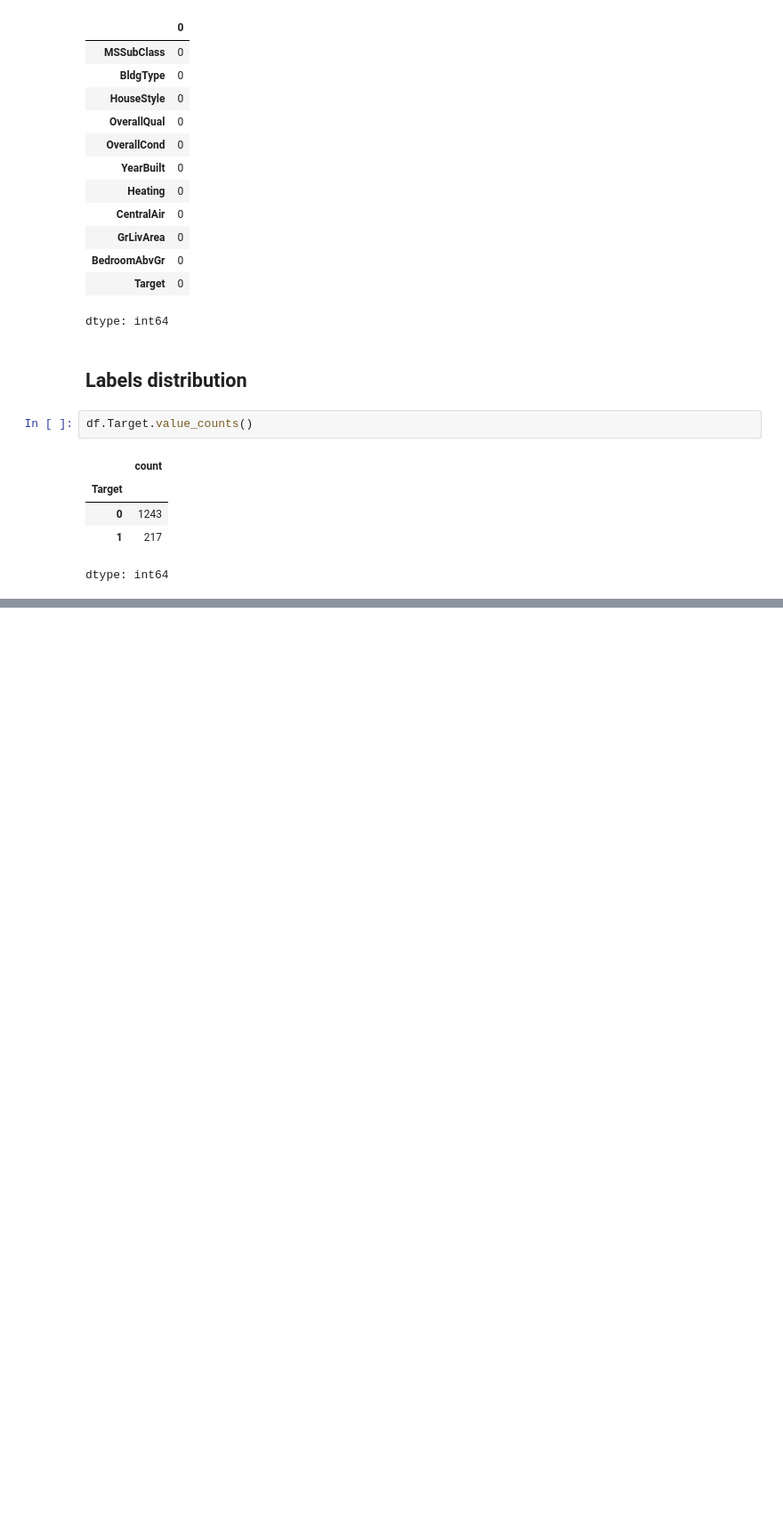
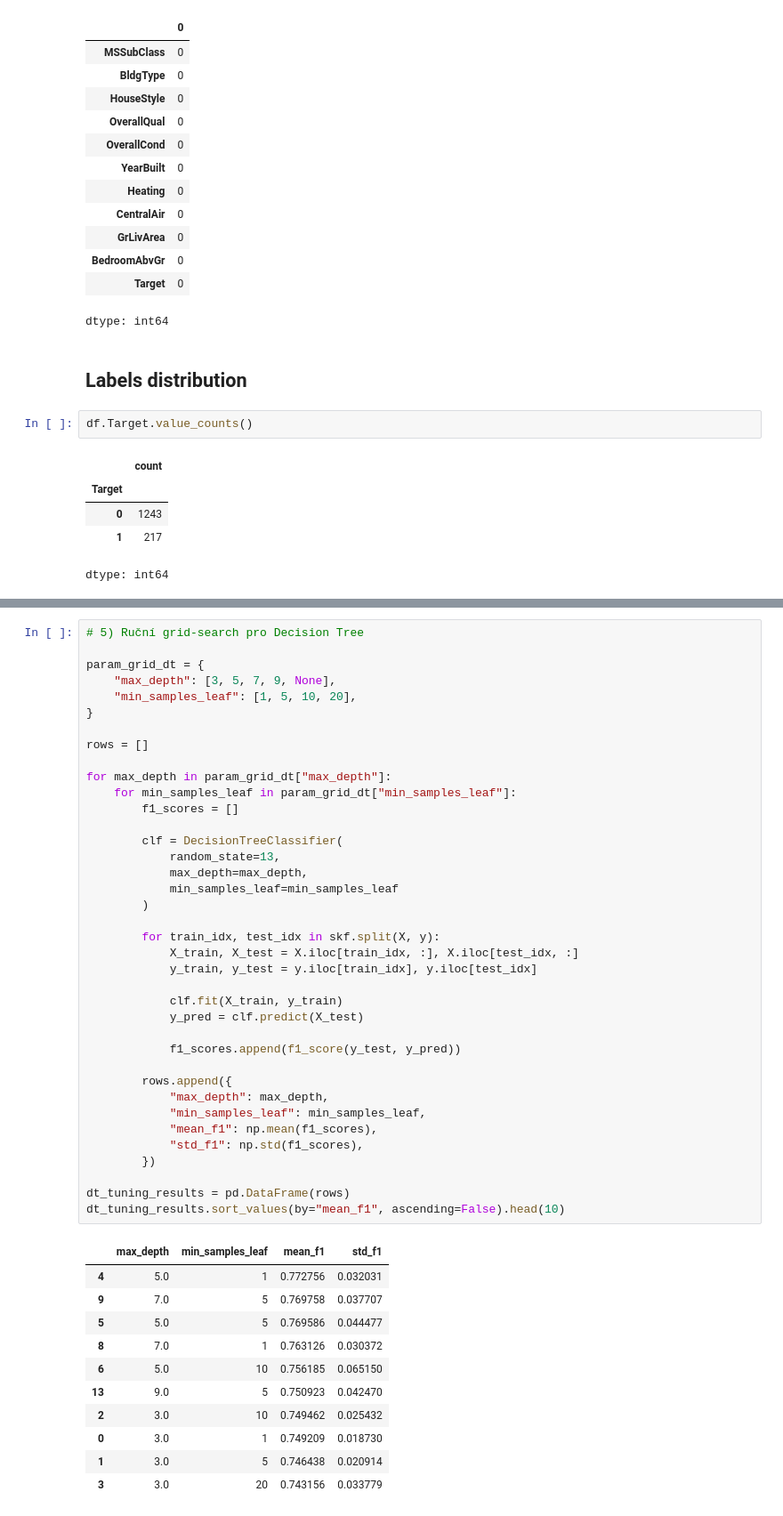
Before and after one commit to DastanJin/ZSU, a Jupyter notebook: fml_09.ipynb, the cells around one changed output, grey strips where cells are left out. Shown at 89% size. Cells and saved outputs as stored; diff of their text form; blank space fills up the shorter version.

```diff
--- a/fml_09.ipynb
+++ b/fml_09.ipynb
@@ -181,0 +370,50 @@ Complete the following tasks:
+# %%
+# 5) Ruční grid-search pro Decision Tree
+
+param_grid_dt = {
+    "max_depth": [3, 5, 7, 9, None],
+    "min_samples_leaf": [1, 5, 10, 20],
+}
+
+rows = []
+
+for max_depth in param_grid_dt["max_depth"]:
+    for min_samples_leaf in param_grid_dt["min_samples_leaf"]:
+        f1_scores = []
+
+        clf = DecisionTreeClassifier(
+            random_state=13,
+            max_depth=max_depth,
+            min_samples_leaf=min_samples_leaf
+        )
+
+        for train_idx, test_idx in skf.split(X, y):
+            X_train, X_test = X.iloc[train_idx, :], X.iloc[test_idx, :]
+            y_train, y_test = y.iloc[train_idx], y.iloc[test_idx]
+
+            clf.fit(X_train, y_train)
+            y_pred = clf.predict(X_test)
+
+            f1_scores.append(f1_score(y_test, y_pred))
+
+        rows.append({
+            "max_depth": max_depth,
+            "min_samples_leaf": min_samples_leaf,
+            "mean_f1": np.mean(f1_scores),
+            "std_f1": np.std(f1_scores),
+        })
+
+dt_tuning_results = pd.DataFrame(rows)
+dt_tuning_results.sort_values(by="mean_f1", ascending=False).head(10)
+# %% [output]
+|  | max_depth | min_samples_leaf | mean_f1 | std_f1 |
+| 4 | 5.0 | 1 | 0.772756 | 0.032031 |
+| 9 | 7.0 | 5 | 0.769758 | 0.037707 |
+| 5 | 5.0 | 5 | 0.769586 | 0.044477 |
+| 8 | 7.0 | 1 | 0.763126 | 0.030372 |
+| 6 | 5.0 | 10 | 0.756185 | 0.065150 |
+| 13 | 9.0 | 5 | 0.750923 | 0.042470 |
+| 2 | 3.0 | 10 | 0.749462 | 0.025432 |
+| 0 | 3.0 | 1 | 0.749209 | 0.018730 |
+| 1 | 3.0 | 5 | 0.746438 | 0.020914 |
+| 3 | 3.0 | 20 | 0.743156 | 0.033779 |
```
Also changed, not shown: parts of 12 cells of this notebook.
